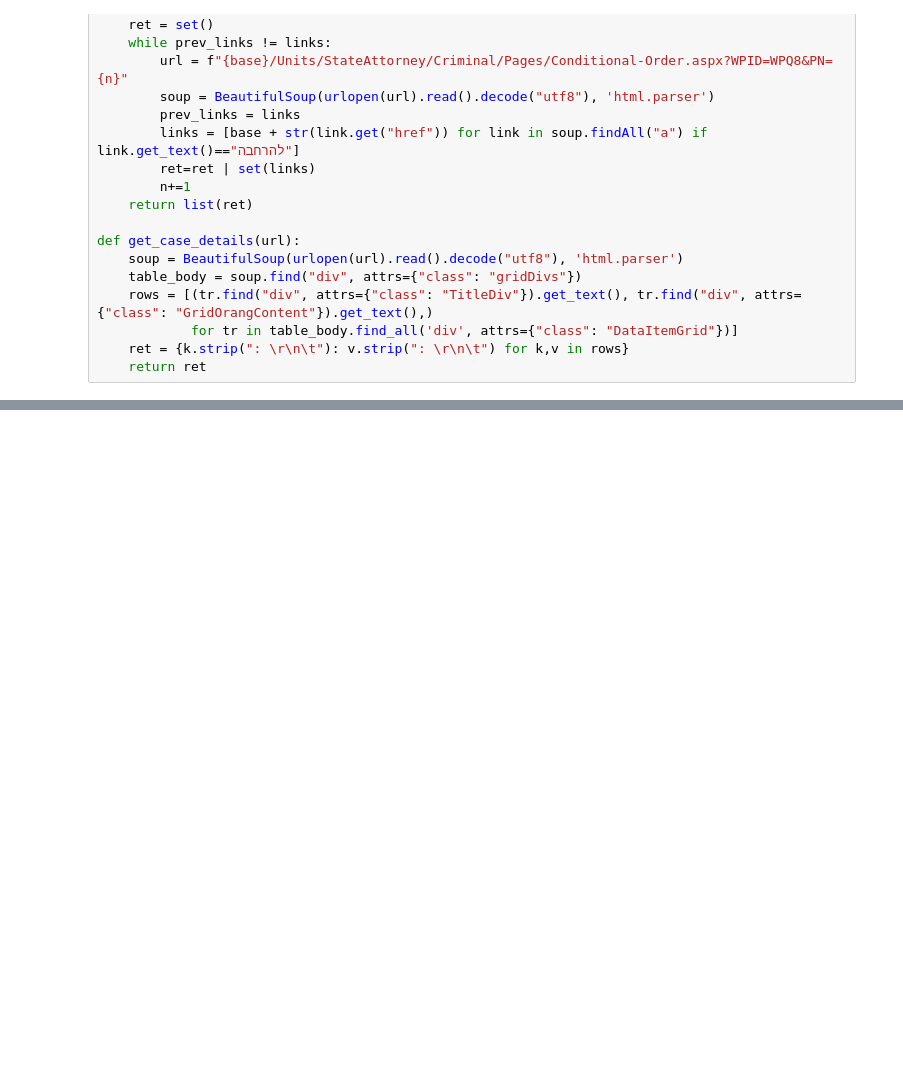
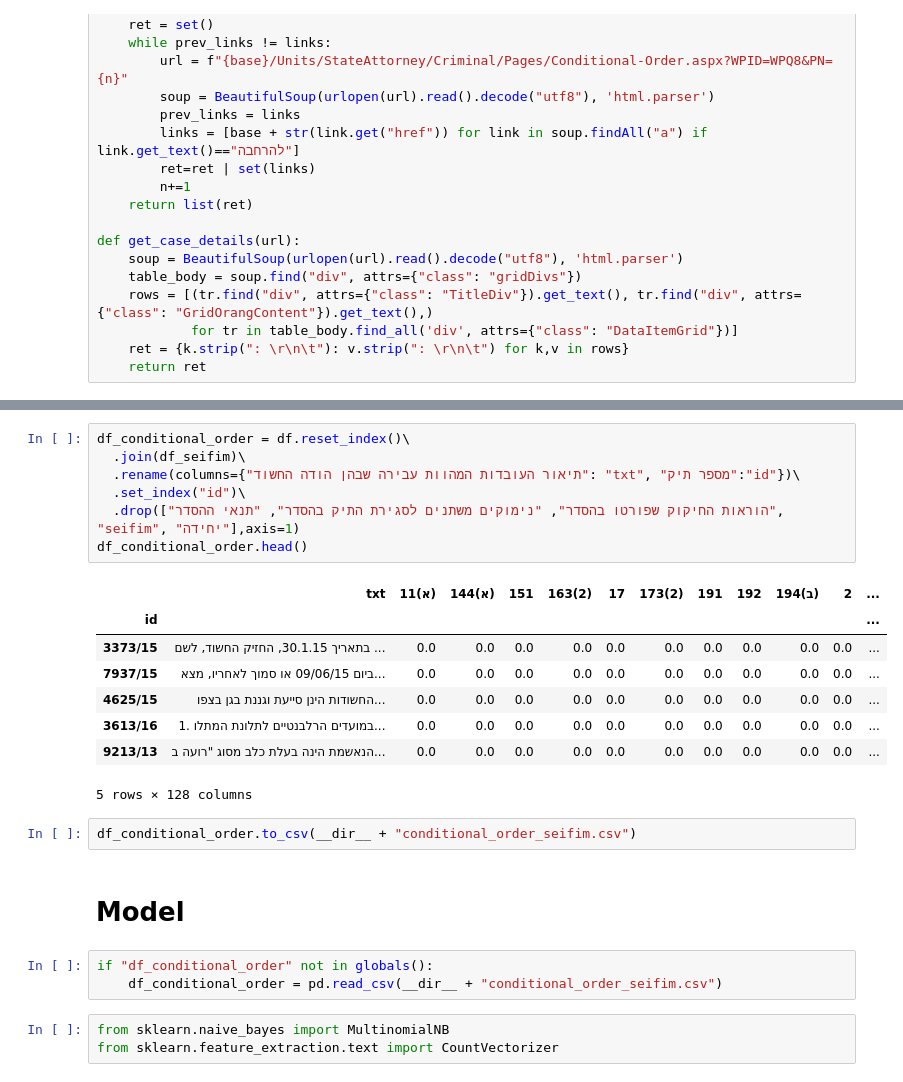
Before and after one commit to urigoren/scraping_datasets, a Jupyter notebook: conditional_order.ipynb, the cells around one changed output, grey strips where cells are left out. Cells and saved outputs as stored; diff of their text form; blank space fills up the shorter version.

```diff
--- a/conditional_order.ipynb
+++ b/conditional_order.ipynb
@@ -68,0 +141,26 @@ df.to_csv("conditional_order.csv")
+# %%
+df_conditional_order = df.reset_index()\
+  .join(df_seifim)\
+  .rename(columns={"תיאור העובדות המהוות עבירה שבהן הודה החשוד": "txt", "מספר תיק":"id"})\
+  .set_index("id")\
+  .drop(["הוראות החיקוק שפורטו בהסדר", "נימוקים משתנים לסגירת התיק בהסדר", "תנאי ההסדר", "seifim", "יחידה"],axis=1)
+df_conditional_order.head()
+# %% [output]
+|  | txt | 11(א) | 144(א) | 151 | 163(2) | 17 | 173(2) | 191 | 192 | 194(ב) | 2 | ... |
+| id |  |  |  |  |  |  |  |  |  |  |  | ... |
+| 3373/15 | בתאריך 30.1.15, החזיק החשוד, לשם ... | 0.0 | 0.0 | 0.0 | 0.0 | 0.0 | 0.0 | 0.0 | 0.0 | 0.0 | 0.0 | ... |
+| 7937/15 | ביום 09/06/15 או סמוך לאחריו, מצא... | 0.0 | 0.0 | 0.0 | 0.0 | 0.0 | 0.0 | 0.0 | 0.0 | 0.0 | 0.0 | ... |
+| 4625/15 | החשודות הינן סייעת וגננת בגן בצפו... | 0.0 | 0.0 | 0.0 | 0.0 | 0.0 | 0.0 | 0.0 | 0.0 | 0.0 | 0.0 | ... |
+| 3613/16 | 1. במועדים הרלבנטיים לתלונת המתלו... | 0.0 | 0.0 | 0.0 | 0.0 | 0.0 | 0.0 | 0.0 | 0.0 | 0.0 | 0.0 | ... |
+| 9213/13 | הנאשמת הינה בעלת כלב מסוג "רועה ב... | 0.0 | 0.0 | 0.0 | 0.0 | 0.0 | 0.0 | 0.0 | 0.0 | 0.0 | 0.0 | ... |
+5 rows × 128 columns
+# %%
+df_conditional_order.to_csv(__dir__ + "conditional_order_seifim.csv")
+# %% [markdown]
+# Model
+# %%
+if "df_conditional_order" not in globals():
+    df_conditional_order = pd.read_csv(__dir__ + "conditional_order_seifim.csv")
+# %%
+from sklearn.naive_bayes import MultinomialNB
+from sklearn.feature_extraction.text import CountVectorizer
```
Also changed, not shown: parts of 13 cells of this notebook.
